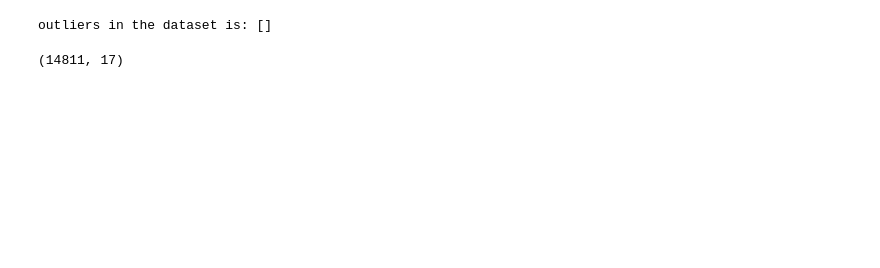
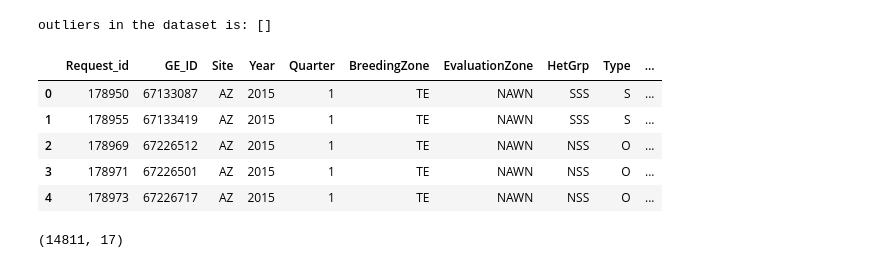
Before and after one commit to malleswarigelli/DataScienceGuidedCapstone, a Jupyter notebook: CapStone_II_Data Loading_Wrangling.ipynb, the cells around one changed output. Saved outputs shown, nothing was run; the diff lists cells and outputs as text; code cells hidden in the pictures; blank space fills up the shorter version.

```diff
--- a/CapStone_II_Data Loading_Wrangling.ipynb
+++ b/CapStone_II_Data Loading_Wrangling.ipynb
@@ -412,6 +408,6 @@ factor = 3
 upper_lim = data['Hap_rate'].mean () + data['Hap_rate'].std () * factor
 lower_lim = data['Hap_rate'].mean () - data['Hap_rate'].std () * factor
 
-data = data[(data['Hap_rate'] < upper_lim) & (data['Hap_rate'] > lower_lim)]
-data.shape
+data1 = data[(data['Hap_rate'] < upper_lim) & (data['Hap_rate'] > lower_lim)]
+data1.shape
 # %% [output]
@@ -421,6 +417,6 @@ data.shape
 upper_lim = data['Hap_rate'].quantile(.95)
 lower_lim = data['Hap_rate'].quantile(.05)
 
-data = data[(data['Hap_rate'] < upper_lim) & (data['Hap_rate'] > lower_lim)]
-data.shape
+data2 = data[(data['Hap_rate'] < upper_lim) & (data['Hap_rate'] > lower_lim)]
+data2.shape
 # %% [output]
@@ -480,4 +465,14 @@ for i in col:
         if ((val> up_lim) or (val<low_lim)):
          outlier.append(val)
     #print(' outlier in the dataset is', outlier)
+# %%
+data.reset_index(inplace=True)
+data.head()
+# %% [output]
+|  | Request_id | GE_ID | Site | Year | Quarter | BreedingZone | EvaluationZone | HetGrp | Type | ... |
+| 0 | 178950 | 67133087 | AZ | 2015 | 1 | TE | NAWN | SSS | S | ... |
+| 1 | 178955 | 67133419 | AZ | 2015 | 1 | TE | NAWN | SSS | S | ... |
+| 2 | 178969 | 67226512 | AZ | 2015 | 1 | TE | NAWN | NSS | O | ... |
+| 3 | 178971 | 67226501 | AZ | 2015 | 1 | TE | NAWN | NSS | O | ... |
+| 4 | 178973 | 67226717 | AZ | 2015 | 1 | TE | NAWN | NSS | O | ... |
 # %%
```
Also changed, not shown: parts of 19 cells of this notebook.
